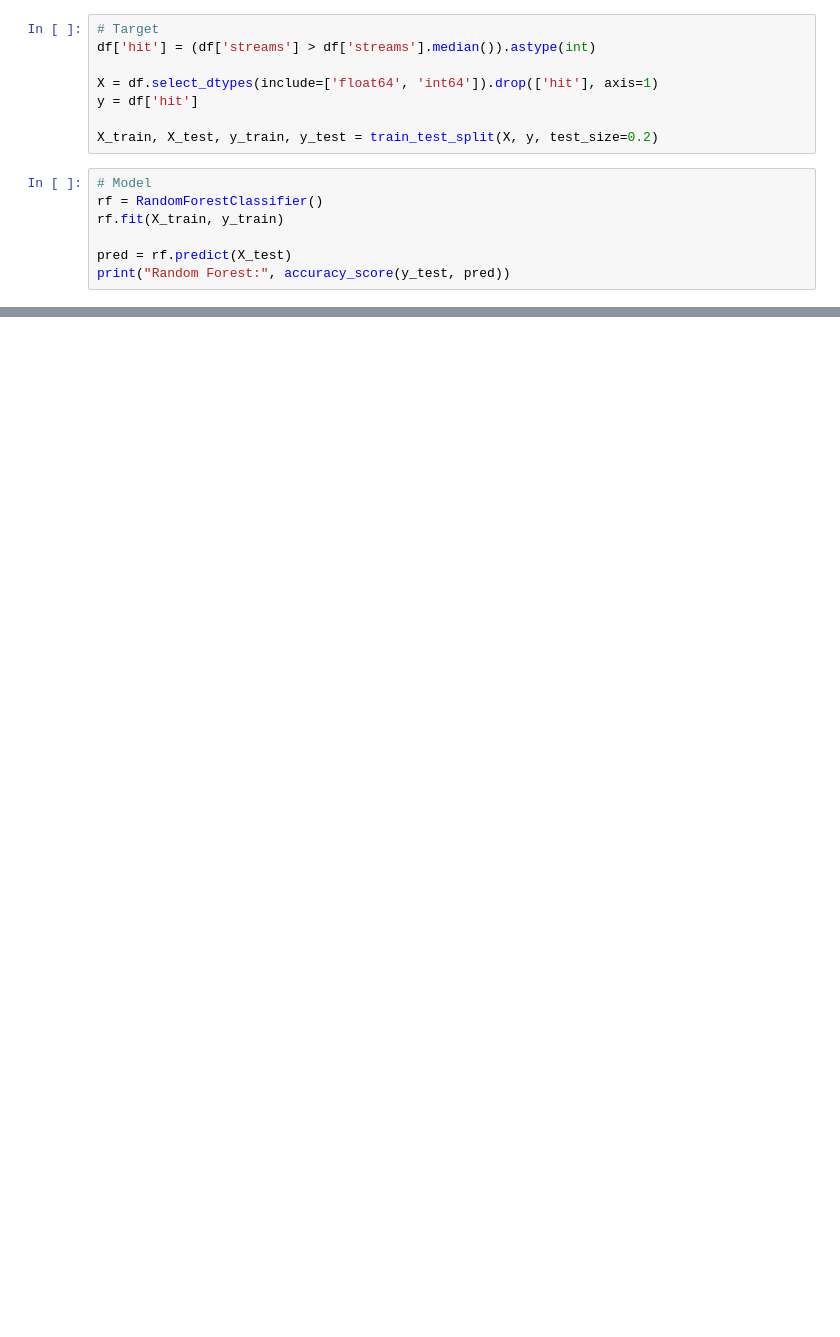
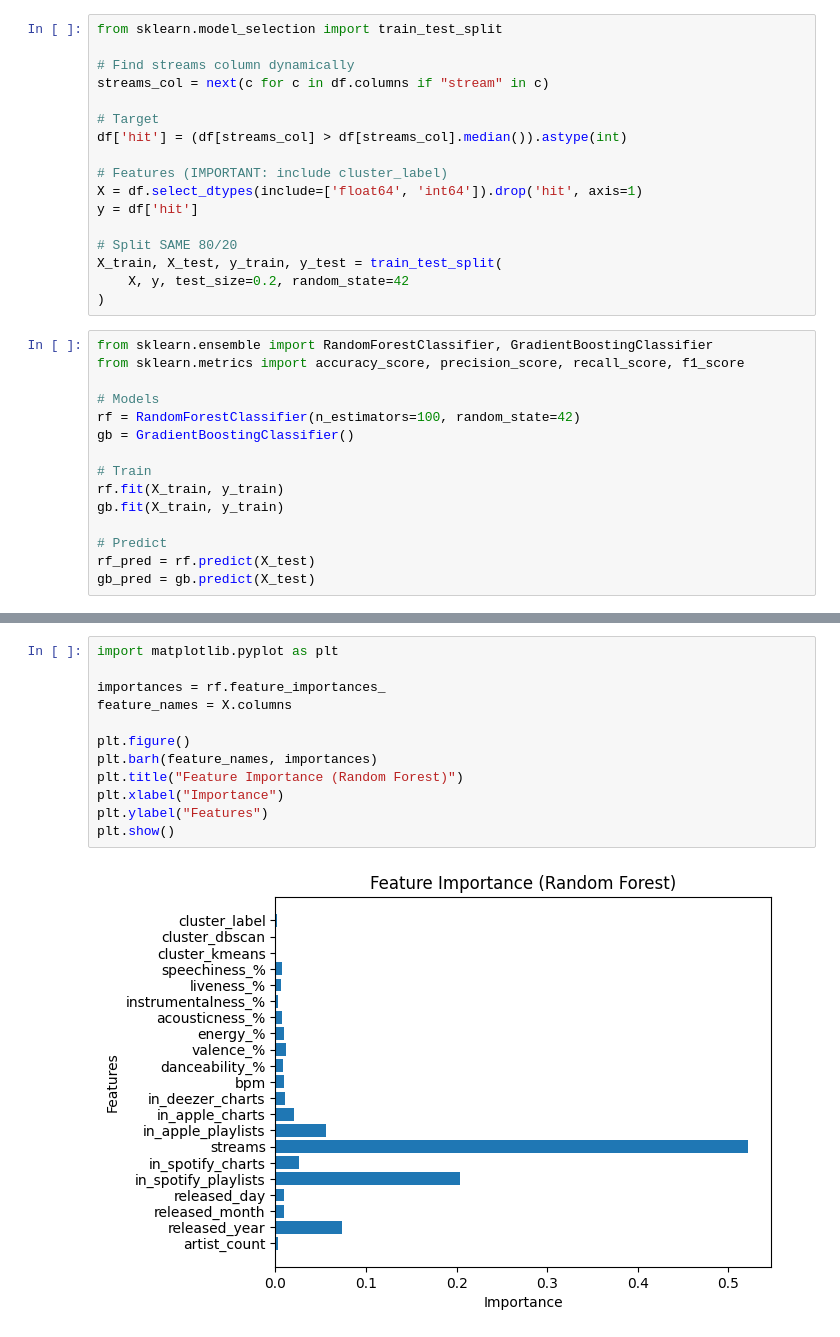
Before and after one commit to mrapo2007-svg/ml-spotify-project, a Jupyter notebook: notebooks/T4_Ensemble.ipynb, the cells around one changed output, grey strips where cells are left out. Cells and saved outputs as stored; diff of their text form; blank space fills up the shorter version.

```diff
--- a/notebooks/T4_Ensemble.ipynb
+++ b/notebooks/T4_Ensemble.ipynb
@@ -50,15 +18,32 @@ Random Forest: 0.9939024390243902
 # %%
+from sklearn.model_selection import train_test_split
+
+# Find streams column dynamically
+streams_col = next(c for c in df.columns if "stream" in c)
+
 # Target
-df['hit'] = (df['streams'] > df['streams'].median()).astype(int)
+df['hit'] = (df[streams_col] > df[streams_col].median()).astype(int)
 
-X = df.select_dtypes(include=['float64', 'int64']).drop(['hit'], axis=1)
+# Features (IMPORTANT: include cluster_label)
+X = df.select_dtypes(include=['float64', 'int64']).drop('hit', axis=1)
 y = df['hit']
 
-X_train, X_test, y_train, y_test = train_test_split(X, y, test_size=0.2)
+# Split SAME 80/20
+X_train, X_test, y_train, y_test = train_test_split(
+    X, y, test_size=0.2, random_state=42
+)
 # %%
-# Model
-rf = RandomForestClassifier()
+from sklearn.ensemble import RandomForestClassifier, GradientBoostingClassifier
+from sklearn.metrics import accuracy_score, precision_score, recall_score, f1_score
+
+# Models
+rf = RandomForestClassifier(n_estimators=100, random_state=42)
+gb = GradientBoostingClassifier()
+
+# Train
 rf.fit(X_train, y_train)
+gb.fit(X_train, y_train)
 
-pred = rf.predict(X_test)
-print("Random Forest:", accuracy_score(y_test, pred))
+# Predict
+rf_pred = rf.predict(X_test)
+gb_pred = gb.predict(X_test)
@@ -71,0 +98,14 @@ Random Forest: 1.0
+# %%
+import matplotlib.pyplot as plt
+
+importances = rf.feature_importances_
+feature_names = X.columns
+
+plt.figure()
+plt.barh(feature_names, importances)
+plt.title("Feature Importance (Random Forest)")
+plt.xlabel("Importance")
+plt.ylabel("Features")
+plt.show()
+# %% [output]
+[figure, added]
```
Also changed, not shown: parts of 10 cells of this notebook, 6 other files.
